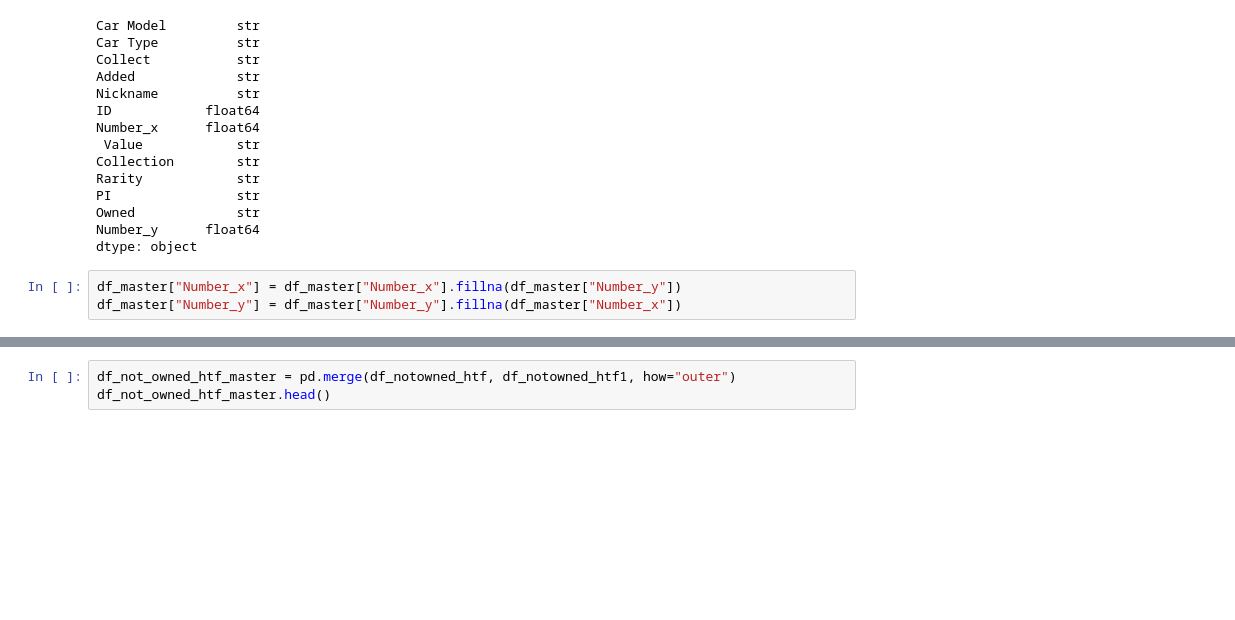
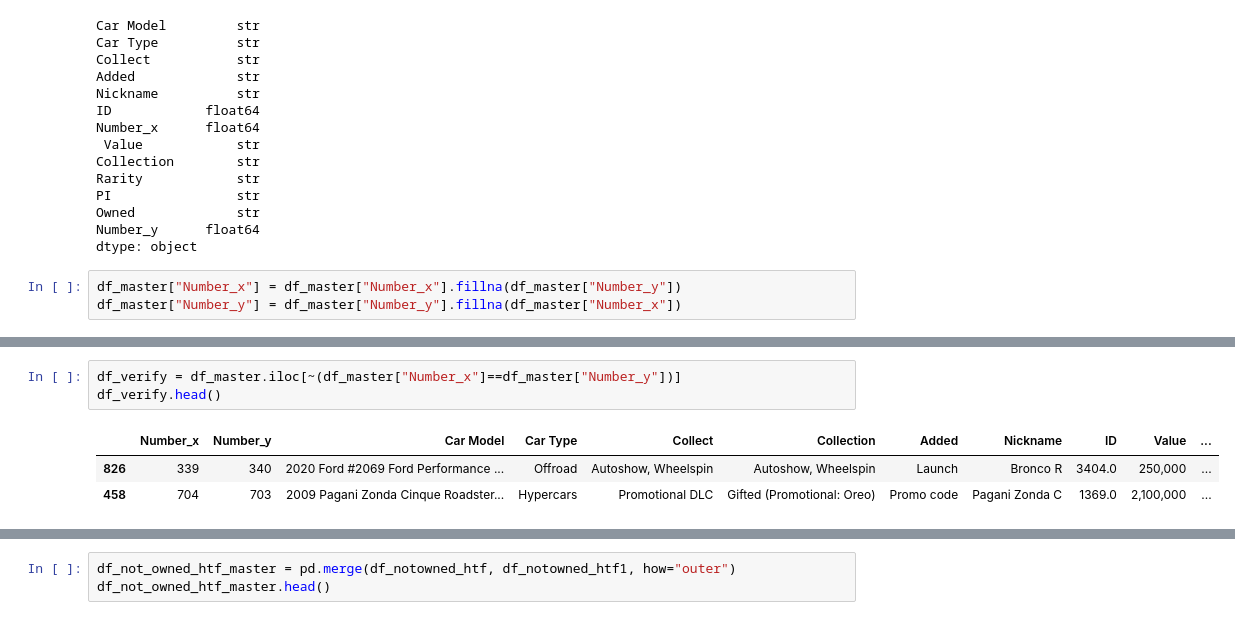
Before and after one commit to iaspidem/fh-cars-list, a Jupyter notebook: fh5-process-ext.ipynb, the cells around one changed output, grey strips where cells are left out. Saved outputs shown, nothing was run; the diff lists cells and outputs as text; blank space fills up the shorter version.

```diff
--- a/fh5-process-ext.ipynb
+++ b/fh5-process-ext.ipynb
@@ -380,3 +380,10 @@ df_master.head()
+# %%
+df_verify = df_master.iloc[~(df_master["Number_x"]==df_master["Number_y"])]
+df_verify.head()
+# %% [output]
+|  | Number_x | Number_y | Car Model | Car Type | Collect | Collection | Added | Nickname | ID | Value | ... |
+| 826 | 339 | 340 | 2020 Ford #2069 Ford Performance ... | Offroad | Autoshow, Wheelspin | Autoshow, Wheelspin | Launch | Bronco R | 3404.0 | 250,000 | ... |
+| 458 | 704 | 703 | 2009 Pagani Zonda Cinque Roadster... | Hypercars | Promotional DLC | Gifted (Promotional: Oreo) | Promo code | Pagani Zonda C | 1369.0 | 2,100,000 | ... |
 # %%
 df_notowned_htf = df_master.iloc[(df_master["Collection"].str.contains("Hard to Find")) & (df_master["Owned"]=="0")]
 df_notowned_htf.head()
```
Also changed, not shown: parts of 3 cells of this notebook.
